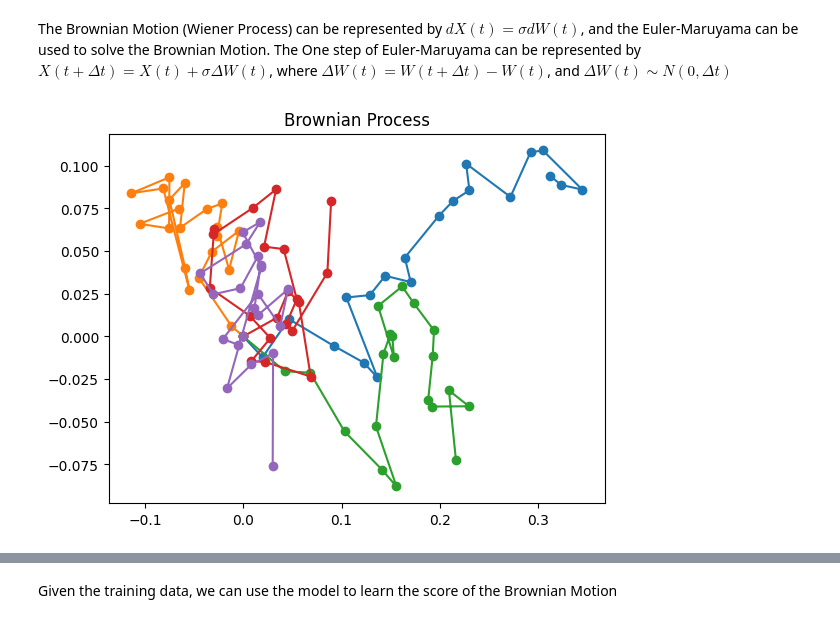
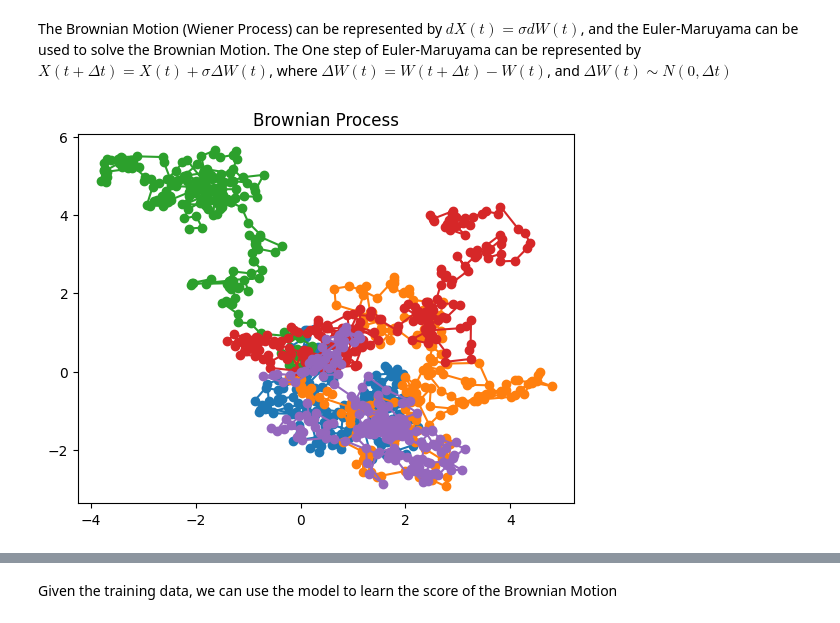
Before and after one commit to MateosCz/DSM_learning_notebook, a Jupyter notebook: Dsm_Notebook.ipynb, the cells around one changed output, grey strips where cells are left out. Drawn from its saved outputs; the diff is of its cells as text; code cells hidden in the pictures.

```diff
--- a/Dsm_Notebook.ipynb
+++ b/Dsm_Notebook.ipynb
@@ -755,16 +753,16 @@ class EulerMaruyama:
 # %%
 
 # Generate the training data using the Euler-Maruyama method
-sigma = 0.1
-time_steps = 20
+sigma = 3
+time_steps = 200
 batch_size = 5
 dim = 2
 x0 = jnp.zeros((batch_size, dim))
 key = key_gen()
 em = EulerMaruyama(x0, dim, batch_size, sigma, time_steps, key)
 key = em.return_key()
 globe_key = key
 training_data = em.solve()
 plot_trajectory(training_data, dim)
 # %% [output]
-[figure, old version]
+[figure, new version]
```
Also changed, not shown: parts of 24 cells of this notebook.
